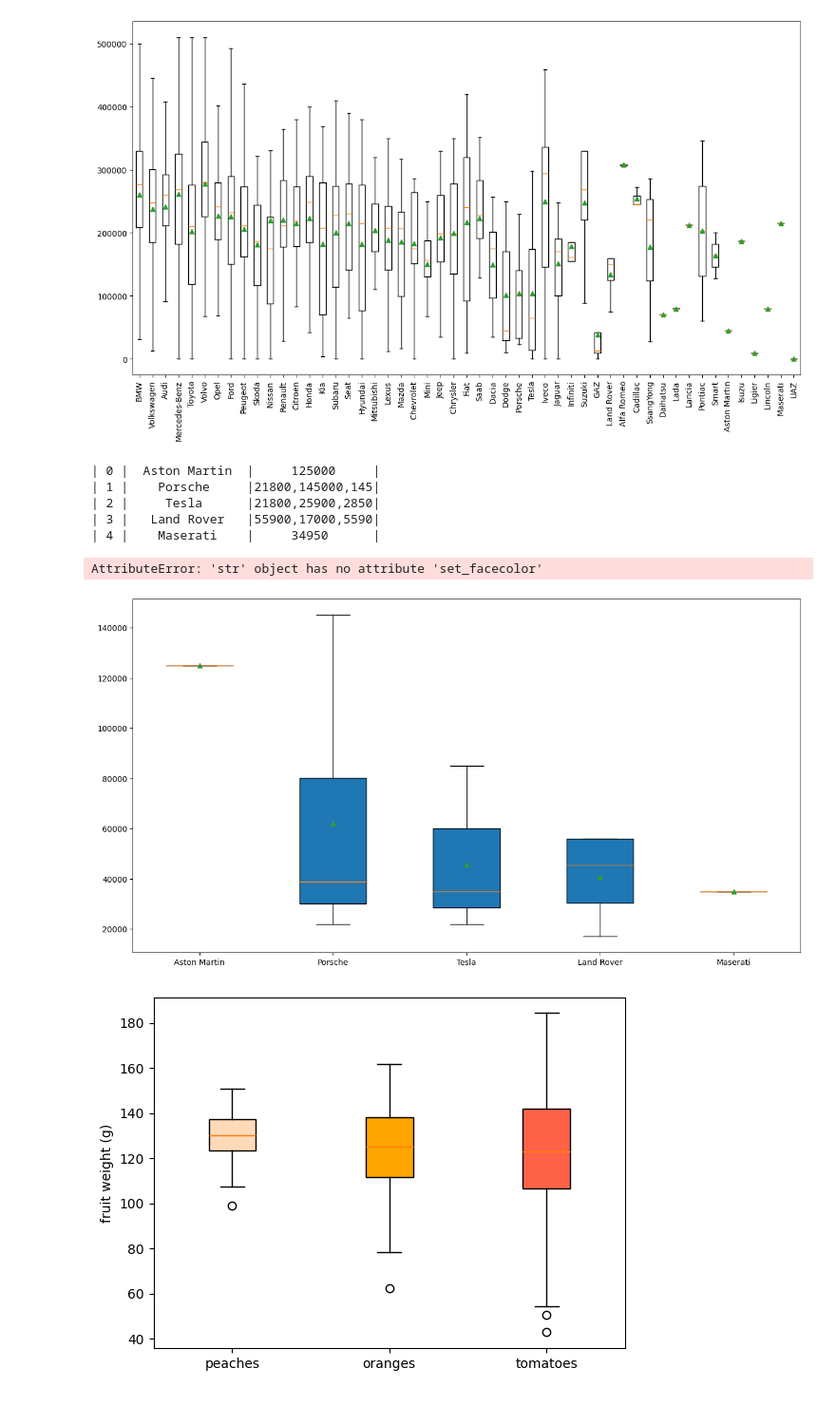
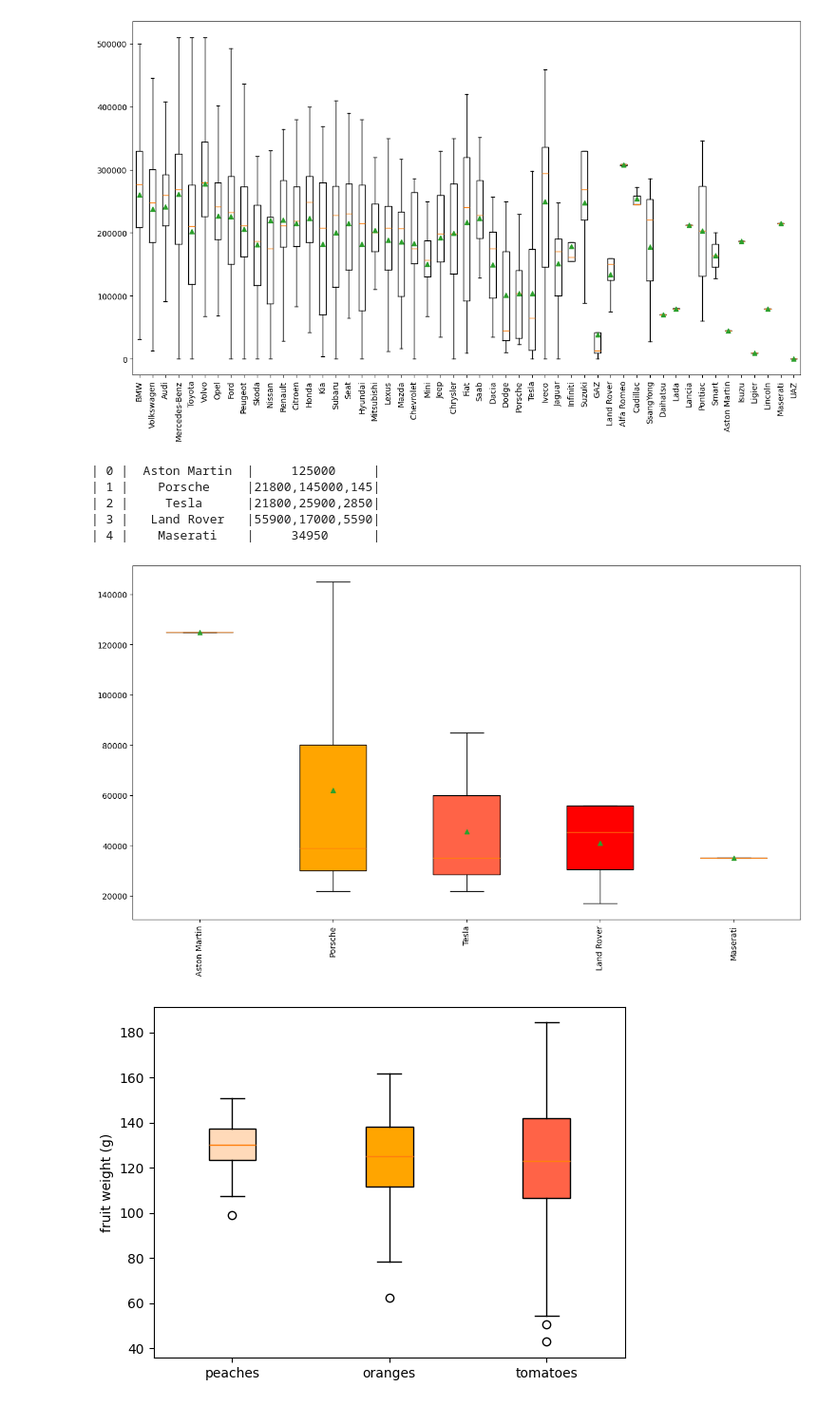
Before and after one commit to ISeeBugsEverywhere/DataScienceNotebooks, a Jupyter notebook: Studentai/MantasD/24.ipynb, the cells around one changed output. Shown at 95% size. Cells and saved outputs as stored; diff of their text form; code cells hidden in the pictures.

```diff
--- a/Studentai/MantasD/24.ipynb
+++ b/Studentai/MantasD/24.ipynb
@@ -477,34 +477,33 @@ having grup = 'Did'
 order by gprc desc
 limit 5) as f;"""
 C.execute(sql)
 ans = C.fetchall()
 x, y = list(map(list, zip(*ans)))
 #? = np.transpose(ans)
 pout(ans)
 
 # numpy fromstring
 y2 = []
 for i in y:
     skaiciai = np.fromstring(i, sep=',')
     y2.append(skaiciai)
 
 #  boxplot:
 colors = ['peachpuff', 'orange', 'tomato', 'red', 'blue']
 fig, axis = plt.subplots(figsize = [15,8])
 
 bplot = axis.boxplot(y2, showmeans = True, showfliers=False, patch_artist=True, tick_labels=x)
-for patch, color in zip(bplot, colors):
+for patch, color in zip(bplot['boxes'], colors):
     patch.set_facecolor(color)
 axis.tick_params(axis='x', rotation=90)
 # axis.set_xticklabels(x)
 
 plt.show()
 # %% [output]
 | 0 |  Aston Martin  |     125000     |
 | 1 |    Porsche     |21800,145000,145|
 | 2 |     Tesla      |21800,25900,2850|
 | 3 |   Land Rover   |55900,17000,5590|
 | 4 |    Maserati    |     34950      |
-AttributeError: 'str' object has no attribute 'set_facecolor'
-[figure, old version]
+[figure, new version]
 # %%
```
Also changed, not shown: parts of 1 cell of this notebook, 3 other files.
